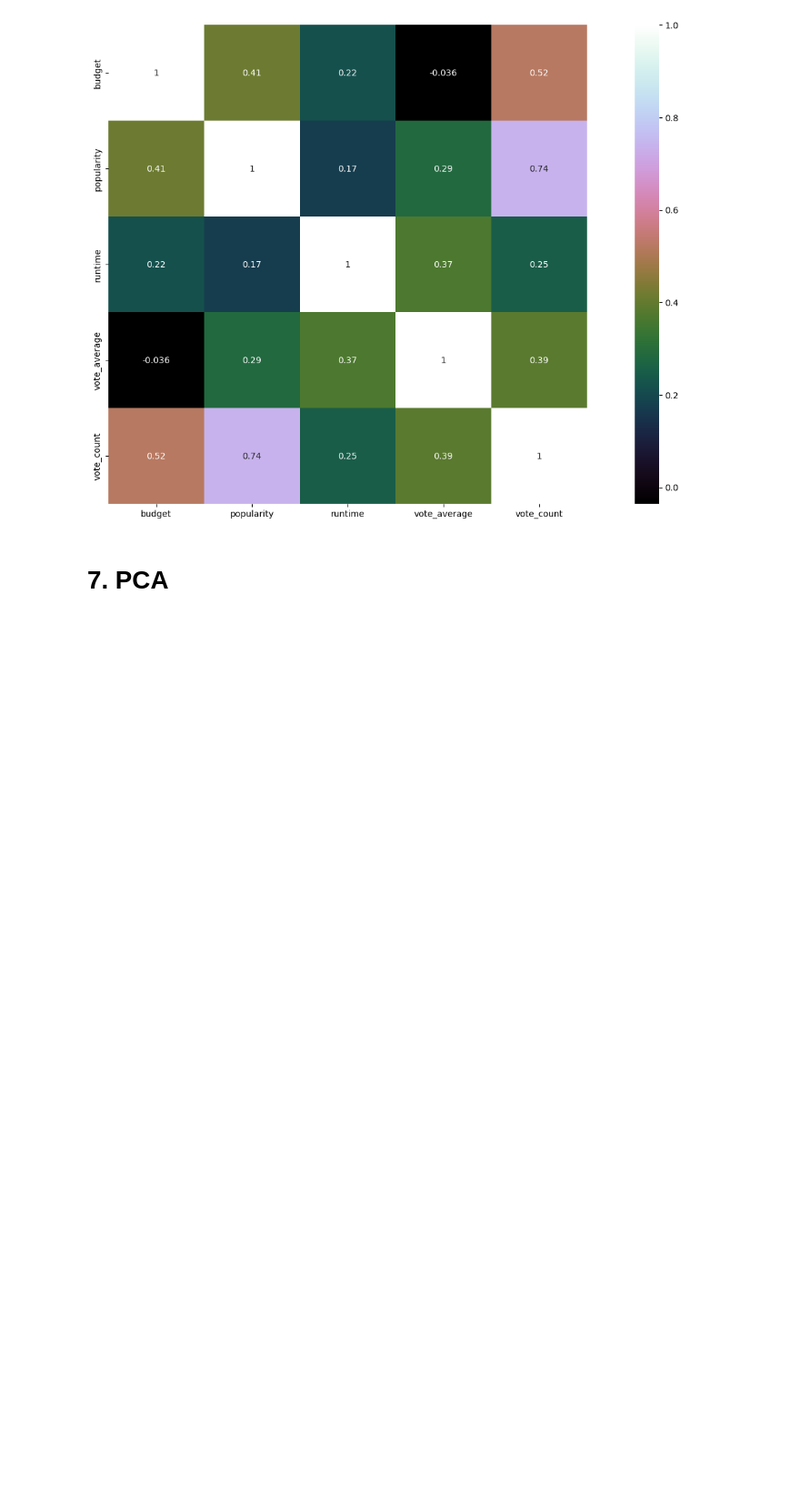
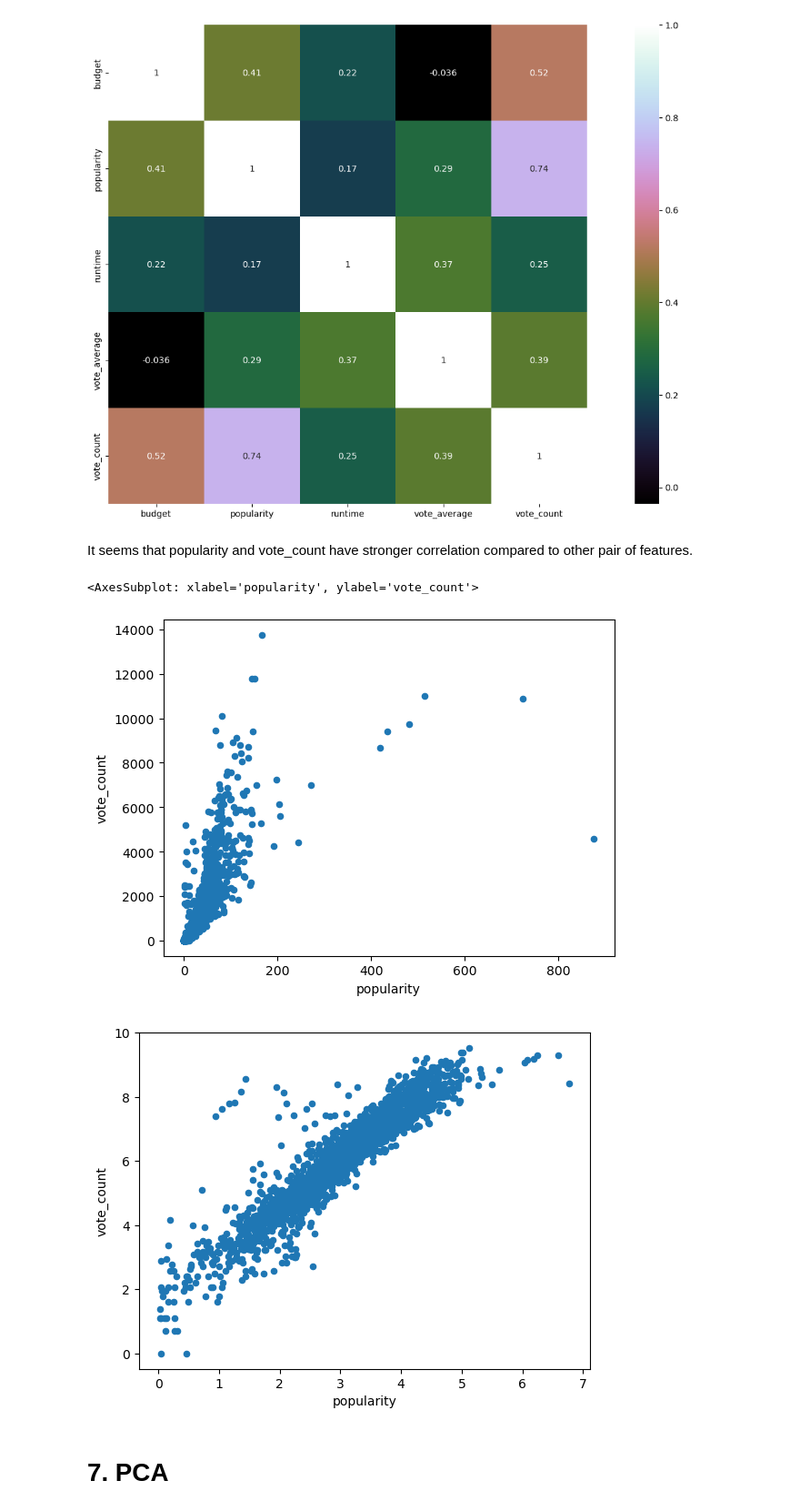
Before and after one commit to JoyceHuangEC/ORIE5741_project, a Jupyter notebook: tmdb.ipynb, the cells around one changed output. Shown: that part at 91% size. Cells and saved outputs as stored; diff of their text form; code cells hidden in the pictures; blank space fills up the shorter version.

```diff
--- a/tmdb.ipynb
+++ b/tmdb.ipynb
@@ -404,6 +404,20 @@ sns.heatmap(corr_mat,vmax=1,square=True,annot=True,cmap='cubehelix')
 # %% [output]
 <AxesSubplot: >
 [figure]
+# %% [markdown]
+It seems that popularity and vote_count have stronger correlation compared to other pair of features.
+# %%
+train_x.plot(kind='scatter', x='popularity', y='vote_count')
+
+copy = train_x.copy()
+train_x2 = train_x.copy()
+
+train_x2[['popularity', 'vote_count']] = np.log(copy[['popularity', 'vote_count']] + 1)
+train_x2.plot(kind='scatter', x='popularity', y='vote_count')
+# %% [output]
+<AxesSubplot: xlabel='popularity', ylabel='vote_count'>
+[figure, added]
+[figure, added]
 # %% [markdown]
 # 7. PCA
 # %%
```
Also changed, not shown: parts of 10 cells of this notebook.
